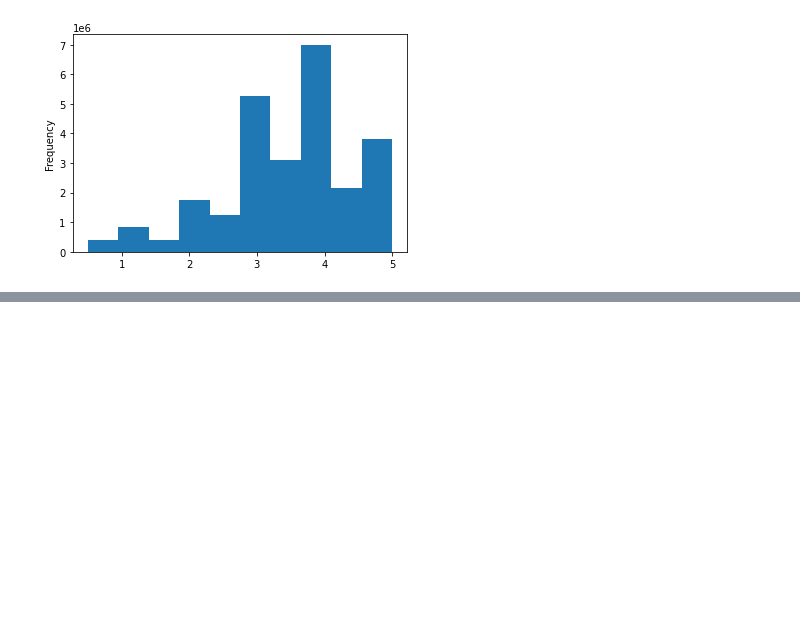
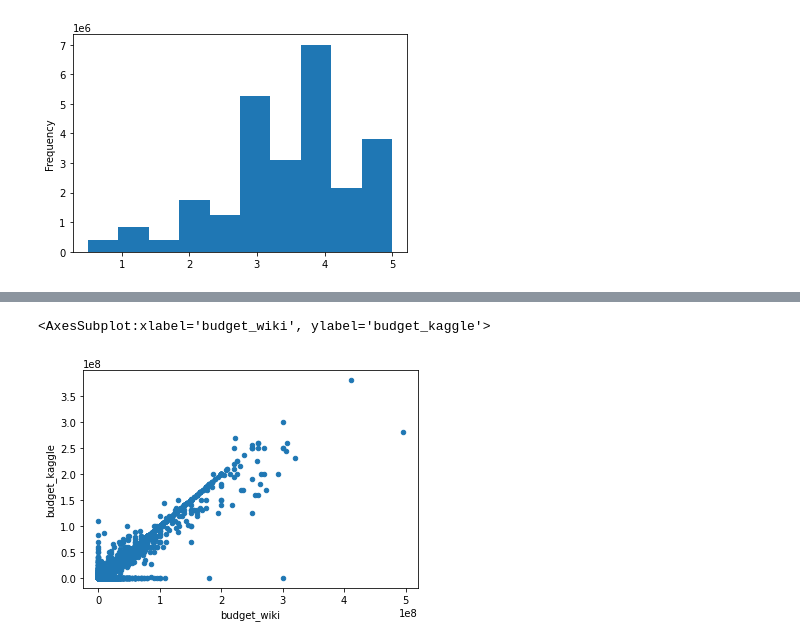
Before and after one commit to iiiGraham/Movies-ETL, a Jupyter notebook: movies_transform.ipynb, the cells around one changed output, grey strips where cells are left out. Cells and saved outputs as stored; diff of their text form; code cells hidden in the pictures; blank space fills up the shorter version.

```diff
--- a/movies_transform.ipynb
+++ b/movies_transform.ipynb
@@ -722,0 +791,9 @@ Name: rating, dtype: float64
+# %%
+# check the budget columns - numeric data so check with scatter plot
+movies_df.fillna(0).plot(x='budget_wiki', y='budget_kaggle', kind='scatter')
+
+# observations
+# wikipedia has more outliers,  kaggle more consistent, kaggle missing a lot of values, keep kaggle because of consistency and fill in the blanks with Wiki data.
+# %% [output]
+<AxesSubplot:xlabel='budget_wiki', ylabel='budget_kaggle'>
+[figure, added]
```
Also changed, not shown: parts of 38 cells of this notebook.
